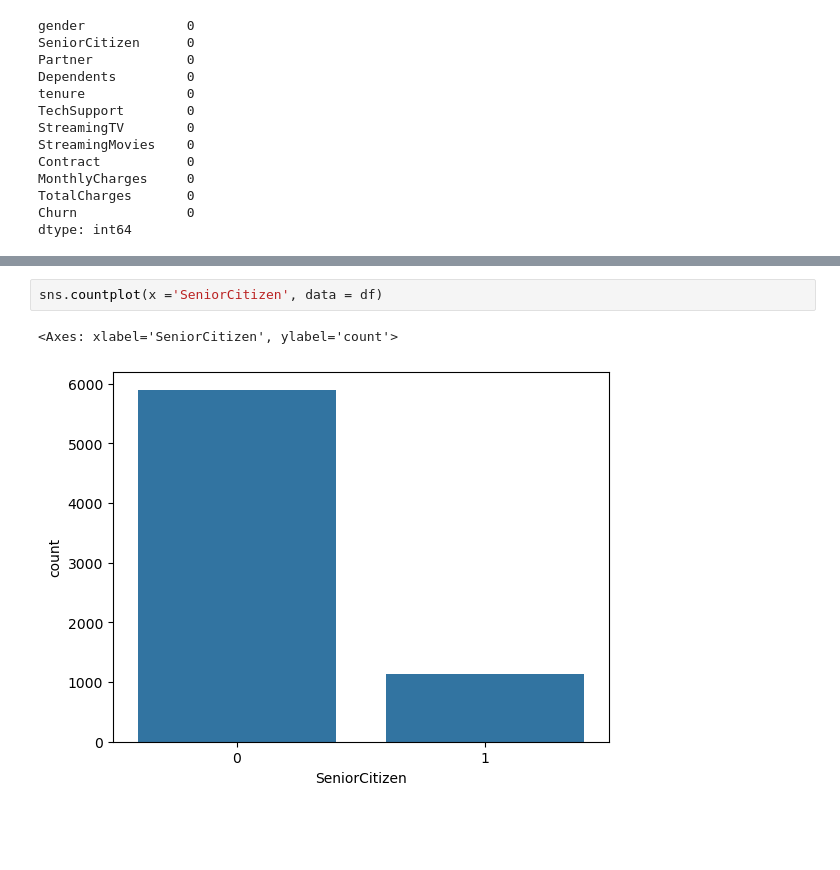
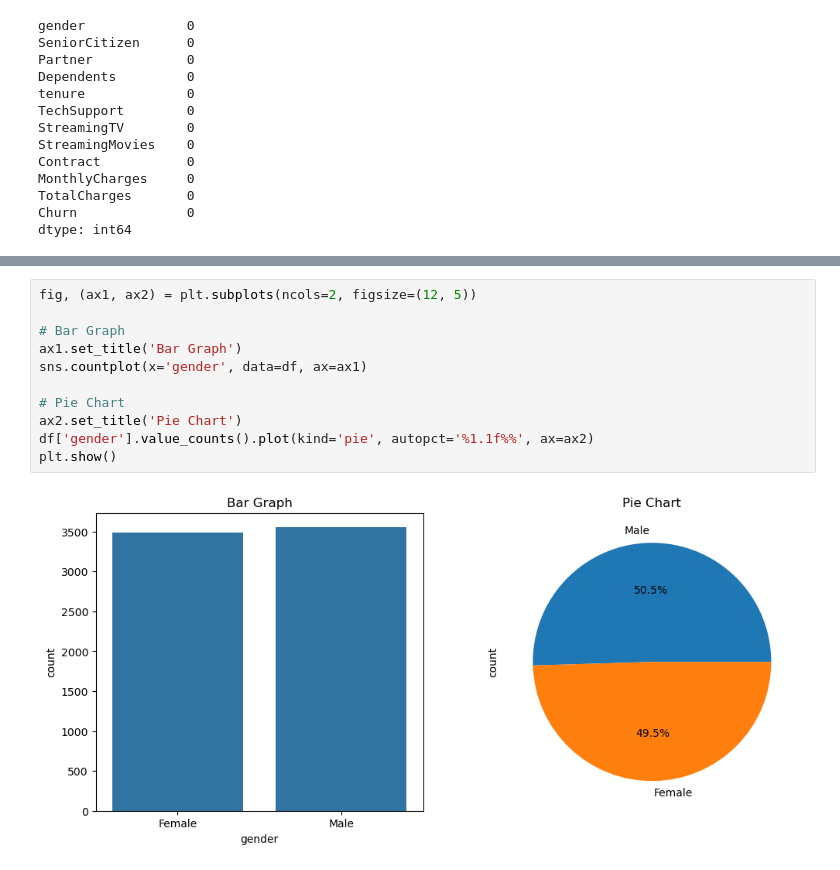
Before and after one commit to sanjogbhalla16/Customer-Churn-Prediction, a Jupyter notebook: test.ipynb, the cells around one changed output, grey strips where cells are left out. Saved outputs shown, nothing was run; the diff lists cells and outputs as text; blank space fills up the shorter version.

```diff
--- a/test.ipynb
+++ b/test.ipynb
@@ -86,5 +56,13 @@ df["Contract"].value_counts().plot(kind='pie', autopct='%1.1f%%')
-# %%
-sns.countplot(x ='SeniorCitizen', data = df)
-# %% [output]
-<Axes: xlabel='SeniorCitizen', ylabel='count'>
-[figure, removed]
+# %%
+fig, (ax1, ax2) = plt.subplots(ncols=2, figsize=(12, 5))
+
+# Bar Graph
+ax1.set_title('Bar Graph')
+sns.countplot(x='gender', data=df, ax=ax1)
+
+# Pie Chart
+ax2.set_title('Pie Chart')
+df['gender'].value_counts().plot(kind='pie', autopct='%1.1f%%', ax=ax2)
+plt.show()
+# %% [output]
+[figure, added]
```
Also changed, not shown: parts of 16 cells of this notebook.
